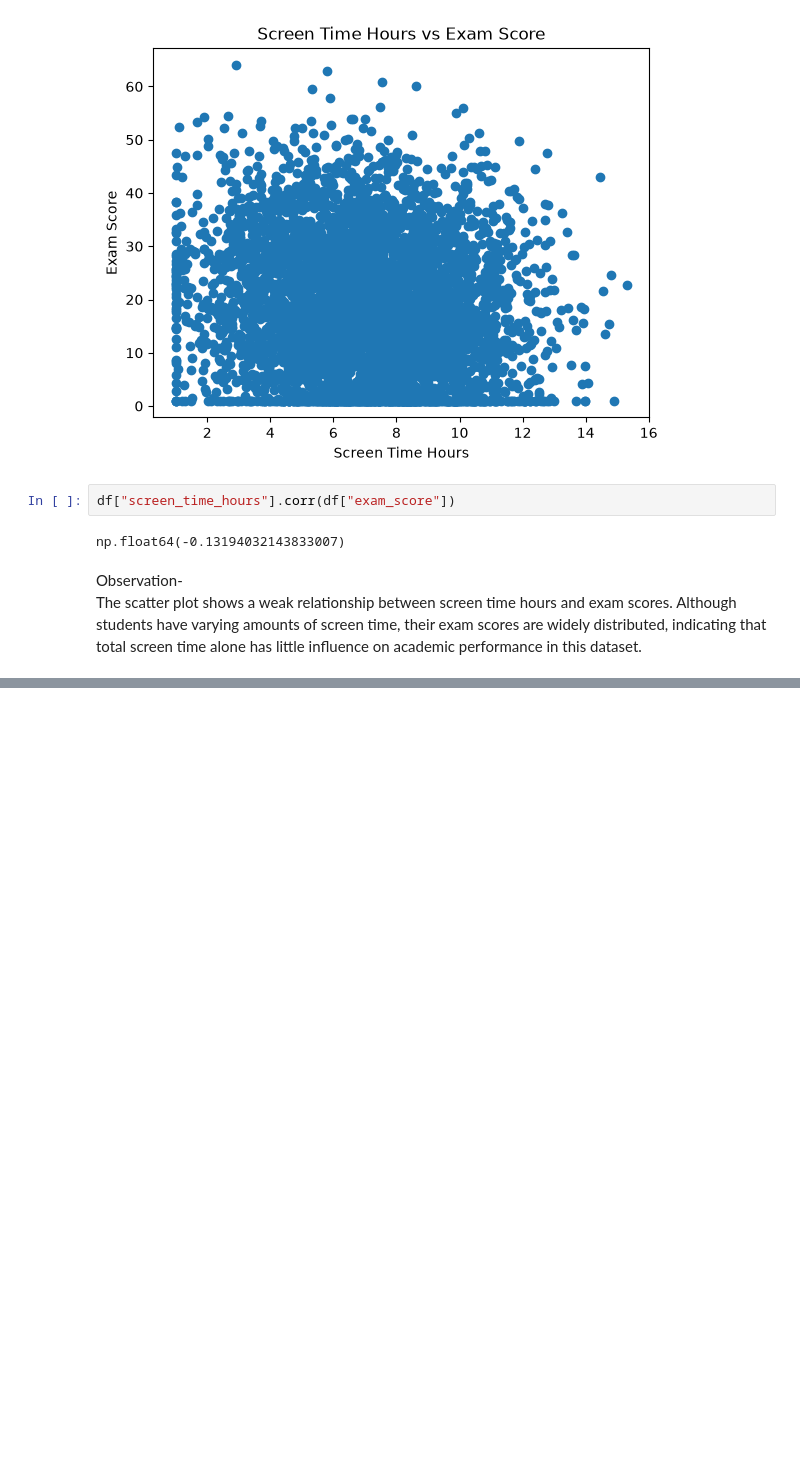
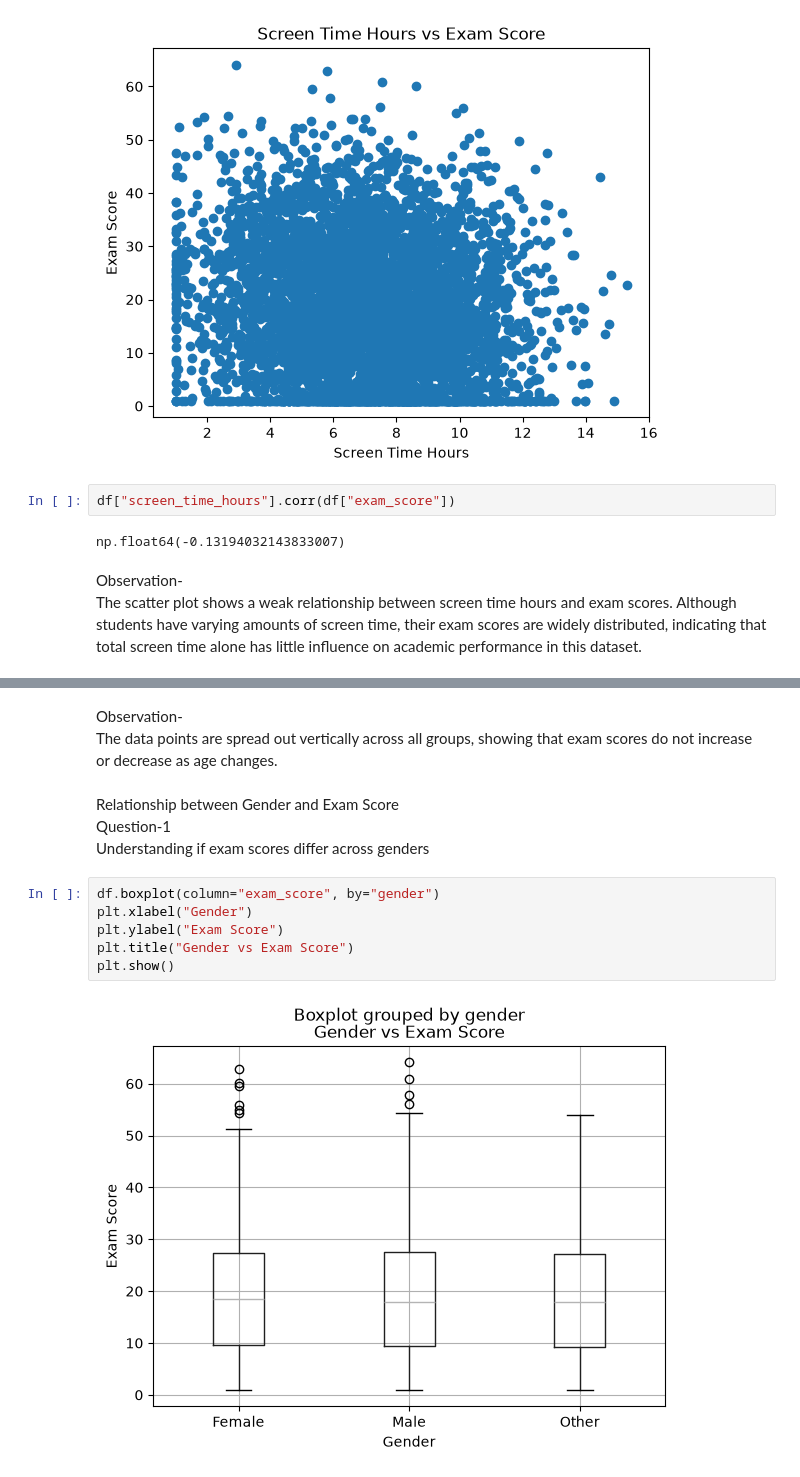
Before and after one commit to KAUSHANISEN/student_score_prediction, a Jupyter notebook: main/test.ipynb, the cells around one changed output, grey strips where cells are left out. Cells and saved outputs as stored; diff of their text form; blank space fills up the shorter version.

Commit message:
Complete exploratory data analysis and prepare dataset for model building

```diff
--- a/main/test.ipynb
+++ b/main/test.ipynb
@@ -282,0 +306,15 @@ The scatter plot shows a weak relationship between screen time hours and exam sc
+# %% [markdown]
+Observation- <br>
+The data points are spread out vertically across all groups, showing that exam scores do not increase or decrease as age changes.
+# %% [markdown]
+Relationship between Gender and Exam Score <br>
+Question-1<br>
+Understanding if exam scores differ across genders<br>
+# %%
+df.boxplot(column="exam_score", by="gender")
+plt.xlabel("Gender")
+plt.ylabel("Exam Score")
+plt.title("Gender vs Exam Score")
+plt.show()
+# %% [output]
+[figure, added]
```
Also changed, not shown: parts of 25 cells of this notebook.
